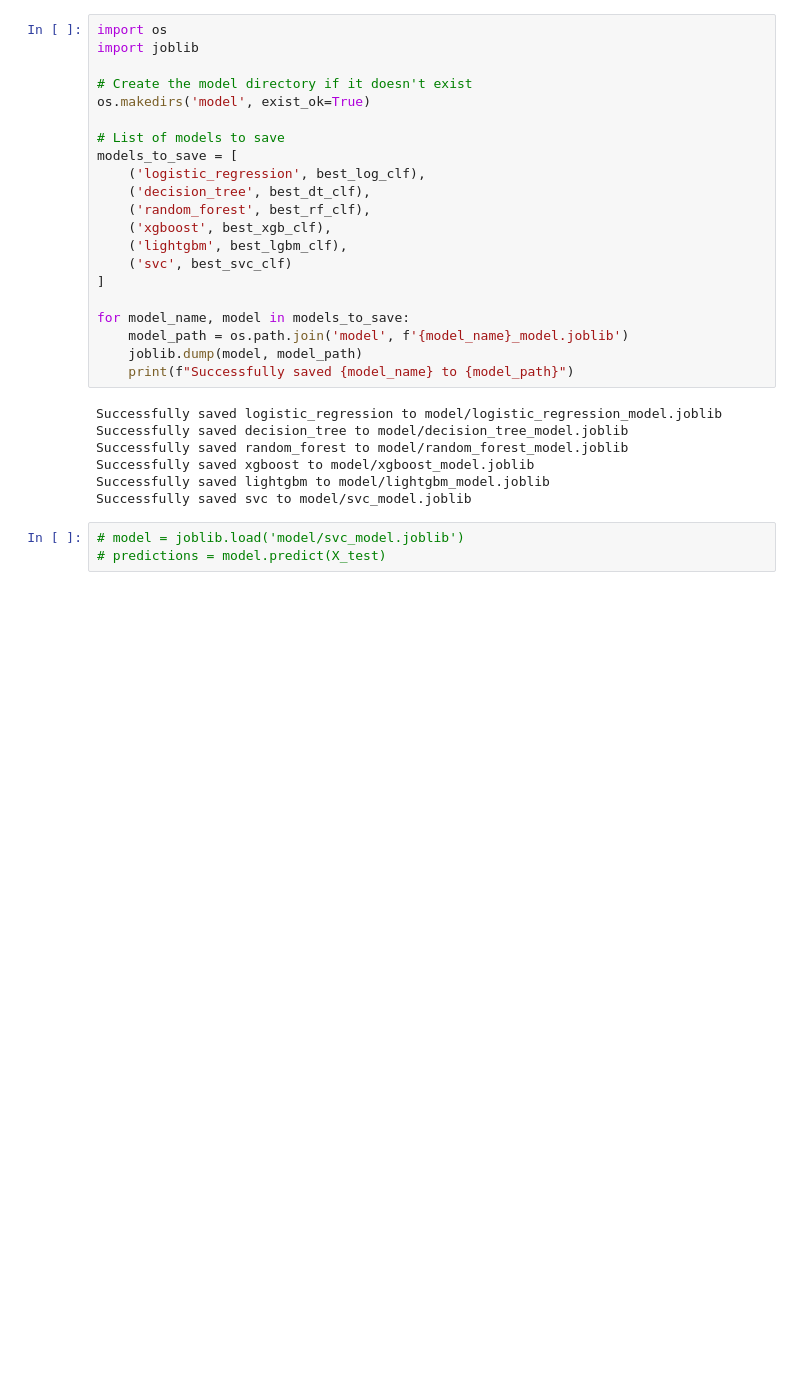
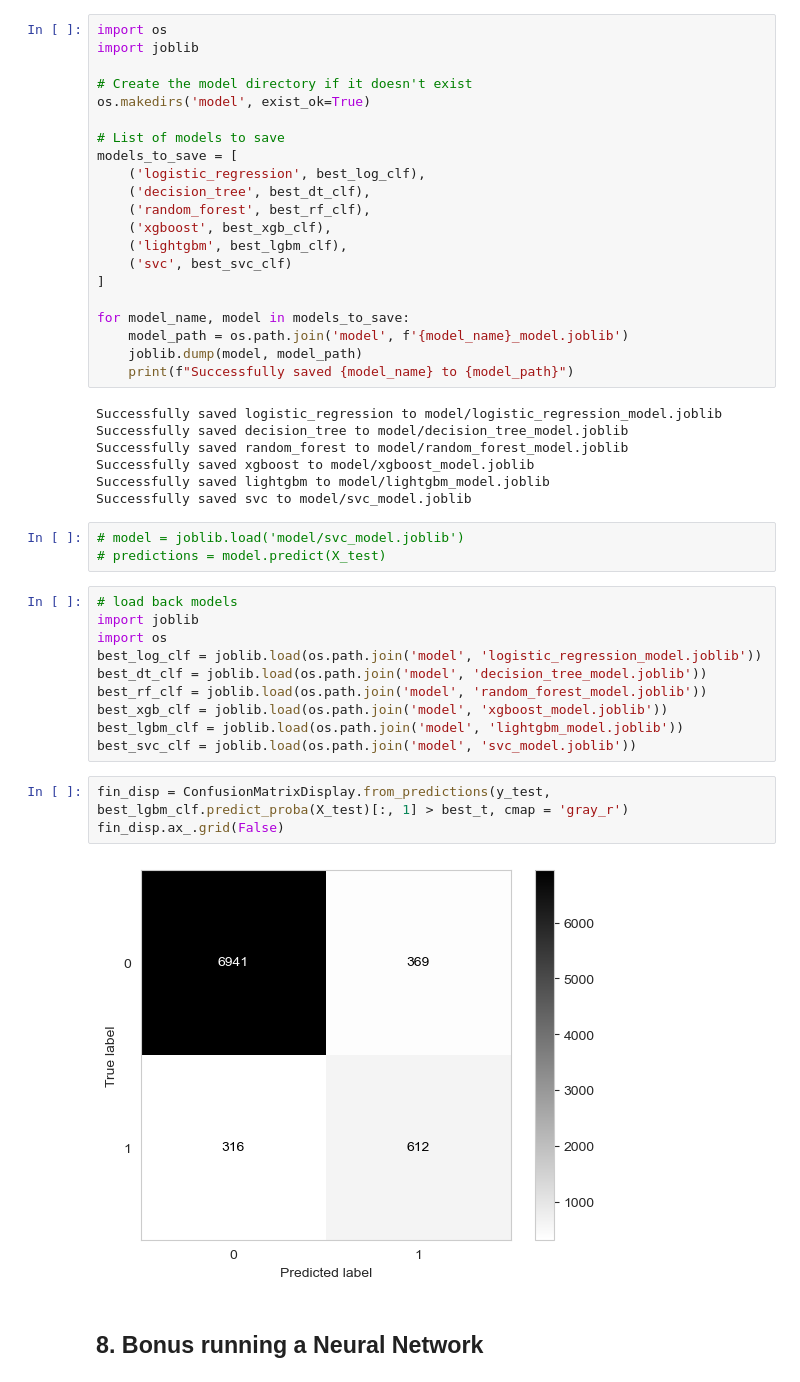
Before and after one commit to hjx2020/bank-marketing, a Jupyter notebook: bank_marketing_analysis.ipynb, the cells around one changed output. Cells and saved outputs as stored; diff of their text form; blank space fills up the shorter version.

```diff
--- a/bank_marketing_analysis.ipynb
+++ b/bank_marketing_analysis.ipynb
@@ -914,3 +915,20 @@ Successfully saved svc to model/svc_model.joblib
 # %%
 # model = joblib.load('model/svc_model.joblib')
 # predictions = model.predict(X_test)
+# %%
+# load back models
+import joblib
+import os
+best_log_clf = joblib.load(os.path.join('model', 'logistic_regression_model.joblib'))
+best_dt_clf = joblib.load(os.path.join('model', 'decision_tree_model.joblib'))
+best_rf_clf = joblib.load(os.path.join('model', 'random_forest_model.joblib'))
+best_xgb_clf = joblib.load(os.path.join('model', 'xgboost_model.joblib'))
+best_lgbm_clf = joblib.load(os.path.join('model', 'lightgbm_model.joblib'))
+best_svc_clf = joblib.load(os.path.join('model', 'svc_model.joblib'))
+# %%
+fin_disp = ConfusionMatrixDisplay.from_predictions(y_test, best_lgbm_clf.predict_proba(X_test)[:, 1] > best_t, cmap = 'gray_r')
+fin_disp.ax_.grid(False)
+# %% [output]
+[figure, added]
+# %% [markdown]
+## 8. Bonus running a Neural Network
```
Also changed, not shown: parts of 6 cells of this notebook.
